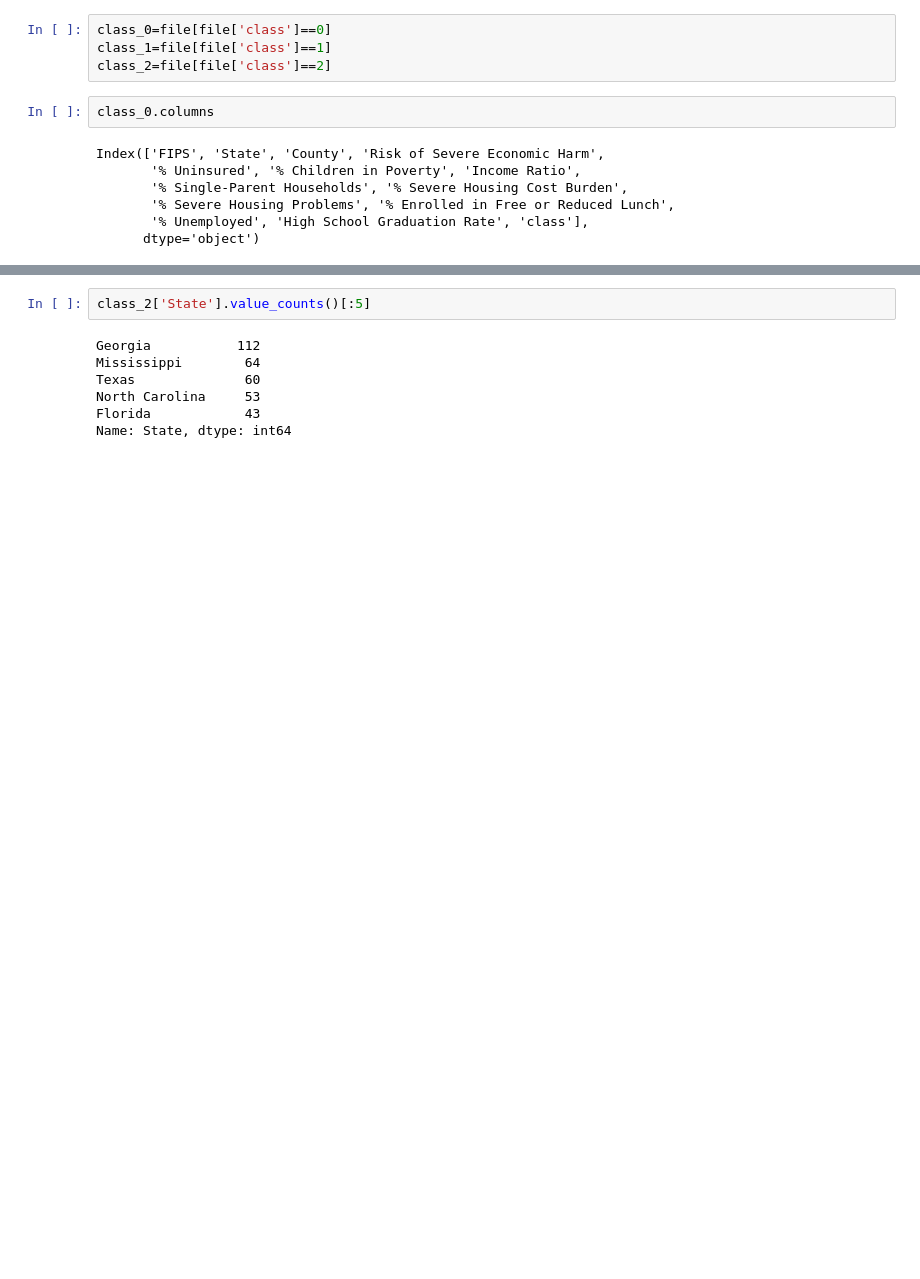
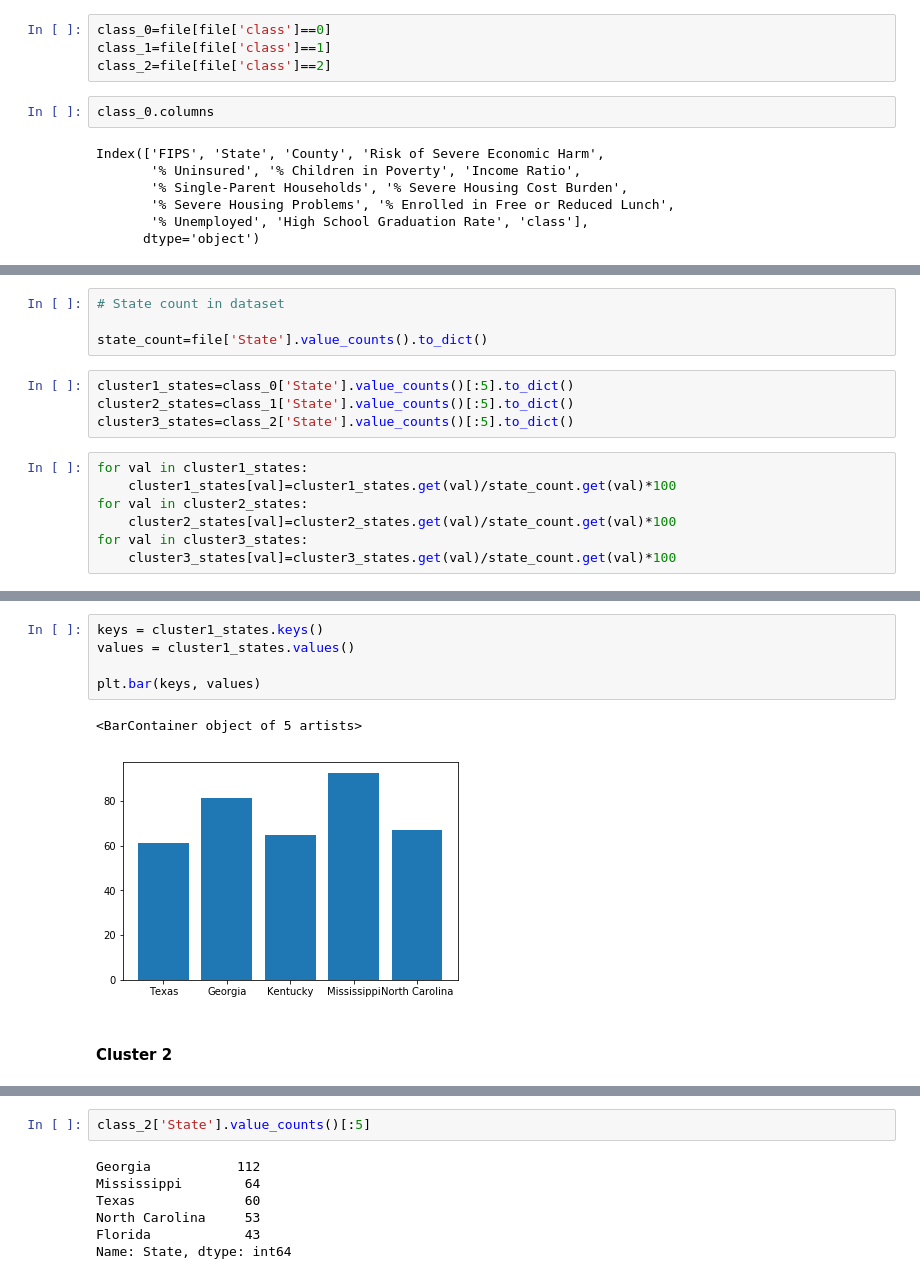
Before and after one commit to community-insight-impact/community_clustering, a Jupyter notebook: Clustering Notebooks/Economic Harm Score/Economic Harm Score.ipynb, the cells around one changed output, grey strips where cells are left out. Cells and saved outputs as stored; diff of their text form; blank space fills up the shorter version.

Commit message:
mapped clusters to states

```diff
--- a/Clustering Notebooks/Economic Harm Score/Economic Harm Score.ipynb
+++ b/Clustering Notebooks/Economic Harm Score/Economic Harm Score.ipynb
@@ -315,0 +307,15 @@ Name: State, dtype: int64
+# %%
+# State count in dataset
+
+state_count=file['State'].value_counts().to_dict()
+# %%
+cluster1_states=class_0['State'].value_counts()[:5].to_dict()
+cluster2_states=class_1['State'].value_counts()[:5].to_dict()
+cluster3_states=class_2['State'].value_counts()[:5].to_dict()
+# %%
+for val in cluster1_states:
+    cluster1_states[val]=cluster1_states.get(val)/state_count.get(val)*100
+for val in cluster2_states:
+    cluster2_states[val]=cluster2_states.get(val)/state_count.get(val)*100
+for val in cluster3_states:
+    cluster3_states[val]=cluster3_states.get(val)/state_count.get(val)*100
@@ -315,0 +332,10 @@ Name: State, dtype: int64
+# %%
+keys = cluster1_states.keys()
+values = cluster1_states.values()
+
+plt.bar(keys, values)
+# %% [output]
+<BarContainer object of 5 artists>
+[figure, added]
+# %% [markdown]
+#### Cluster 2
```
Also changed, not shown: parts of 13 cells of this notebook, 7 other files.
